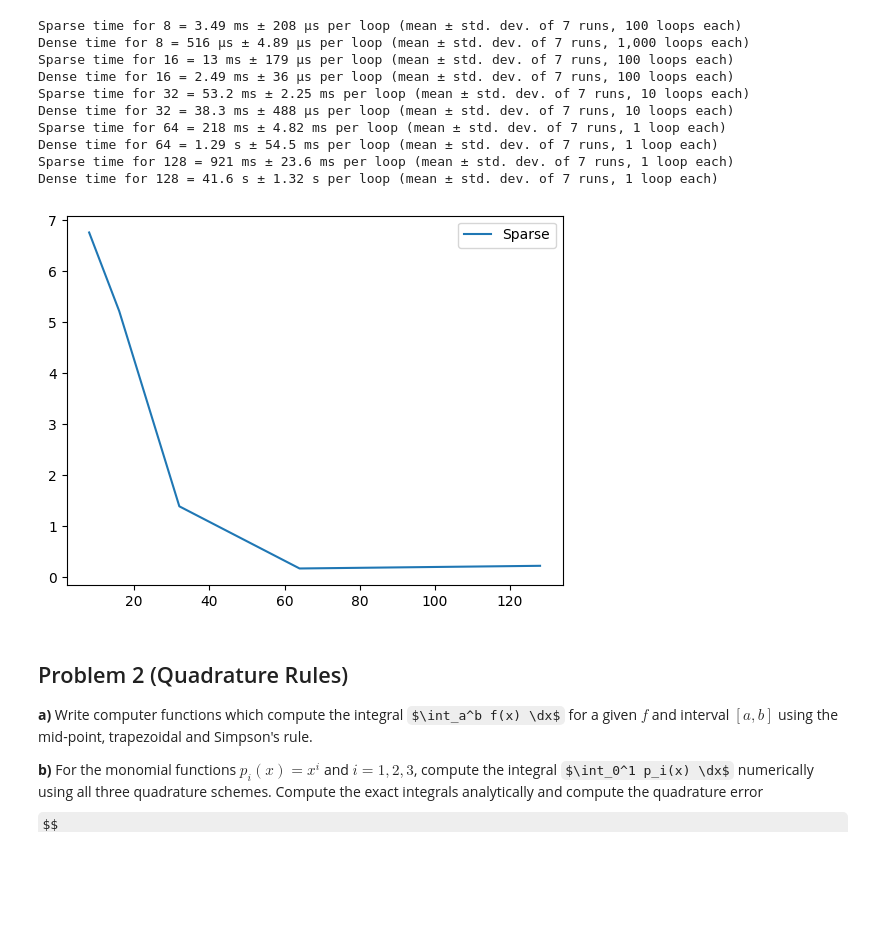
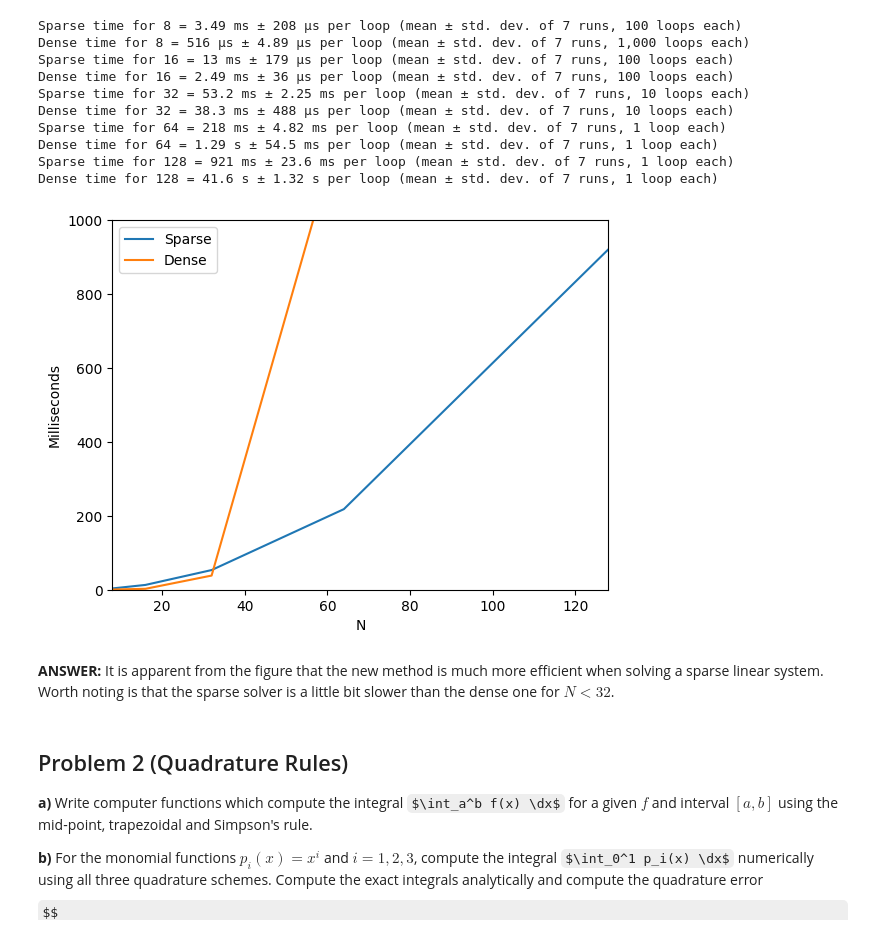
Before and after one commit to todj107/NumPDE, a Jupyter notebook: lab_02_felix.ipynb, the cells around one changed output. Drawn from its saved outputs; the diff is of its cells as text; code cells hidden in the pictures; some formulas as TeX source; blank space fills up the shorter version.

```diff
--- a/lab_02_felix.ipynb
+++ b/lab_02_felix.ipynb
@@ -497,17 +494,23 @@ Dense time for 128 = 41.6 s ± 1.32 s per loop (mean ± std. dev. of 7 runs, 1 l
 # %%
 
 sparse_times = np.array([3.49, 13, 53.2, 218, 921])
 dense_times = np.array([516.*10**(-3), 2.49, 38.3, 1290, 4160])
 
-
-#plt.plot(N_arr, sparse_times)
-#plt.plot(N_arr, dense_times)
-plt.plot(N_arr, sparse_times/dense_times)
-#plt.ylim([0, 100])
+N_arr = [8,16,32,64,128]
+plt.plot(N_arr, sparse_times)
+plt.plot(N_arr, dense_times)
+#plt.plot(N_arr, sparse_times/des_times)
+plt.ylim([0, 1000])
+plt.xlim([N_arr[0], N_arr[-1]])
 plt.legend(["Sparse", "Dense"])
+plt.xlabel("N")
+plt.ylabel("Milliseconds")
 plt.show()
 # %% [output]
-[figure, old version]
+[figure, new version]
+# %% [markdown]
+__ANSWER:__
+It is apparent from the figure that the new method is much more efficient when solving a sparse linear system. Worth noting is that the sparse solver is a little bit slower than the dense one for $N < 32$.
 # %% [markdown]
 ## Problem 2 (Quadrature Rules)
 
```
Also changed, not shown: parts of 2 cells of this notebook.
